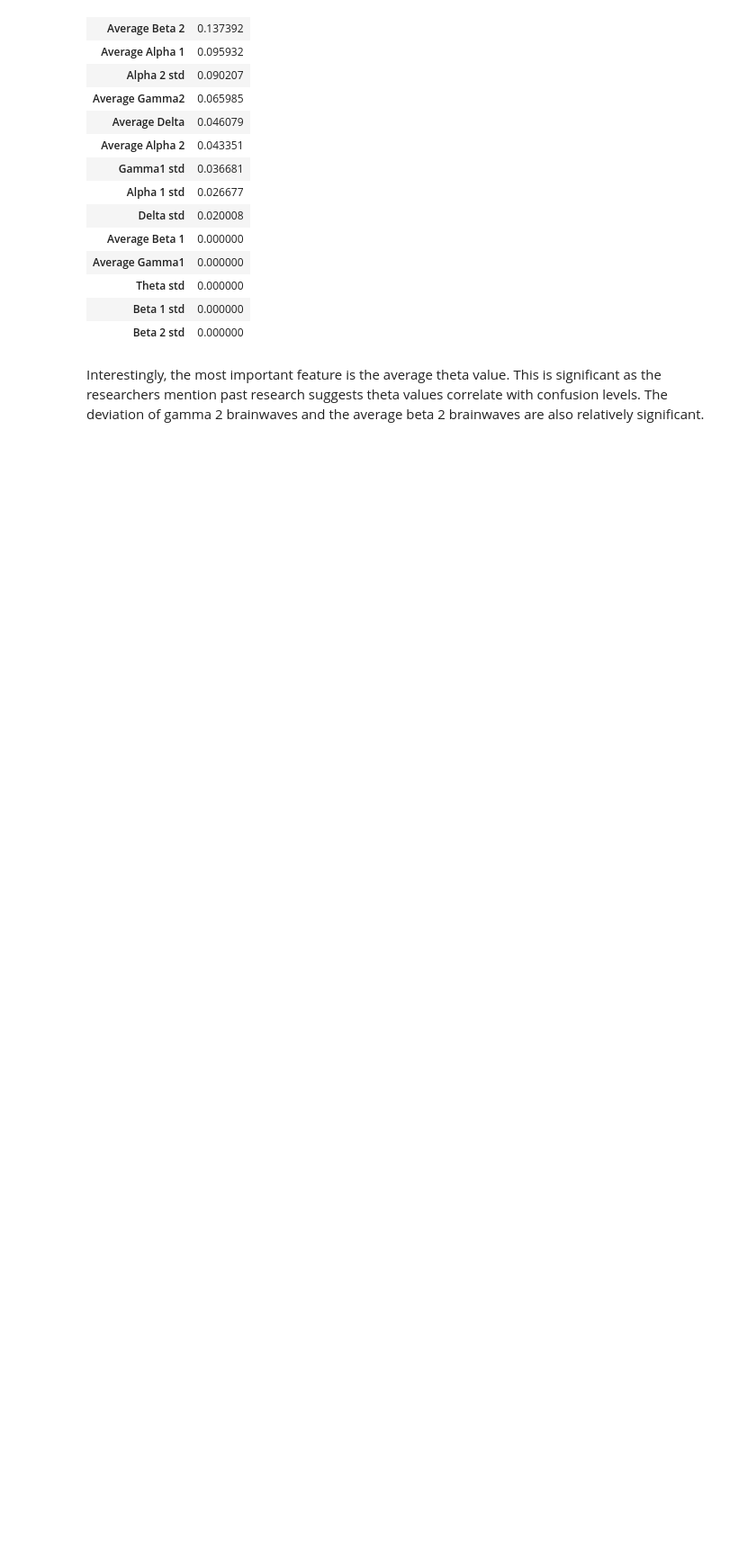
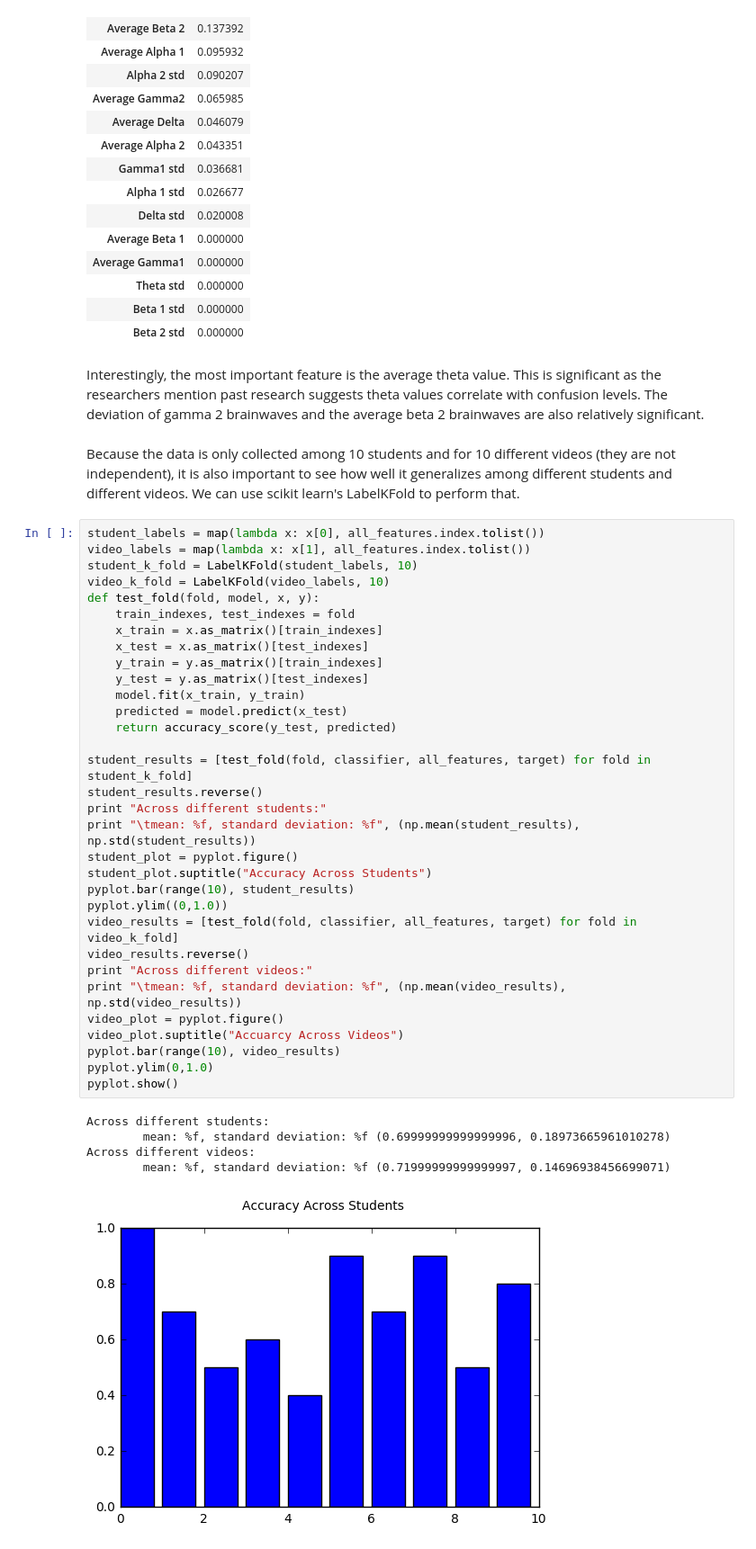
Before and after one commit to nwbvt/udacity-confusion, a Jupyter notebook: Confusion.ipynb, the cells around one changed output. Shown: that part at 90% size. Cells and saved outputs as stored; diff of their text form; blank space fills up the shorter version.

```diff
--- a/Confusion.ipynb
+++ b/Confusion.ipynb
@@ -137,3 +137,43 @@ DataFrame(classifier.feature_importances_, index=all_features.columns).sort_valu
 | Beta 2 std | 0.000000 |
 # %% [markdown]
 Interestingly, the most important feature is the average theta value.  This is significant as the researchers mention past research suggests theta values correlate with confusion levels.  The deviation of gamma 2 brainwaves and the average beta 2 brainwaves are also relatively significant.
+# %% [markdown]
+Because the data is only collected among 10 students and for 10 different videos (they are not independent), it is also important to see how well it generalizes among different students and different videos.  We can use scikit learn's LabelKFold to perform that.
+# %%
+student_labels = map(lambda x: x[0], all_features.index.tolist())
+video_labels = map(lambda x: x[1], all_features.index.tolist())
+student_k_fold = LabelKFold(student_labels, 10)
+video_k_fold = LabelKFold(video_labels, 10)
+def test_fold(fold, model, x, y):
+    train_indexes, test_indexes = fold
+    x_train = x.as_matrix()[train_indexes]
+    x_test = x.as_matrix()[test_indexes]
+    y_train = y.as_matrix()[train_indexes]
+    y_test = y.as_matrix()[test_indexes]
+    model.fit(x_train, y_train)
+    predicted = model.predict(x_test)
+    return accuracy_score(y_test, predicted)
+
+student_results = [test_fold(fold, classifier, all_features, target) for fold in student_k_fold]
+student_results.reverse()
+print "Across different students:"
+print "\tmean: %f, standard deviation: %f", (np.mean(student_results), np.std(student_results))
+student_plot = pyplot.figure()
+student_plot.suptitle("Accuracy Across Students")
+pyplot.bar(range(10), student_results)
+pyplot.ylim((0,1.0))
+video_results = [test_fold(fold, classifier, all_features, target) for fold in video_k_fold]
+video_results.reverse()
+print "Across different videos:"
+print "\tmean: %f, standard deviation: %f", (np.mean(video_results), np.std(video_results))
+video_plot = pyplot.figure()
+video_plot.suptitle("Accuarcy Across Videos")
+pyplot.bar(range(10), video_results)
+pyplot.ylim(0,1.0)
+pyplot.show()
+# %% [output]
+Across different students:
+        mean: %f, standard deviation: %f (0.69999999999999996, 0.18973665961010278)
+Across different videos:
+        mean: %f, standard deviation: %f (0.71999999999999997, 0.14696938456699071)
+[figure, added]
```
Also changed, not shown: parts of 3 cells of this notebook.
